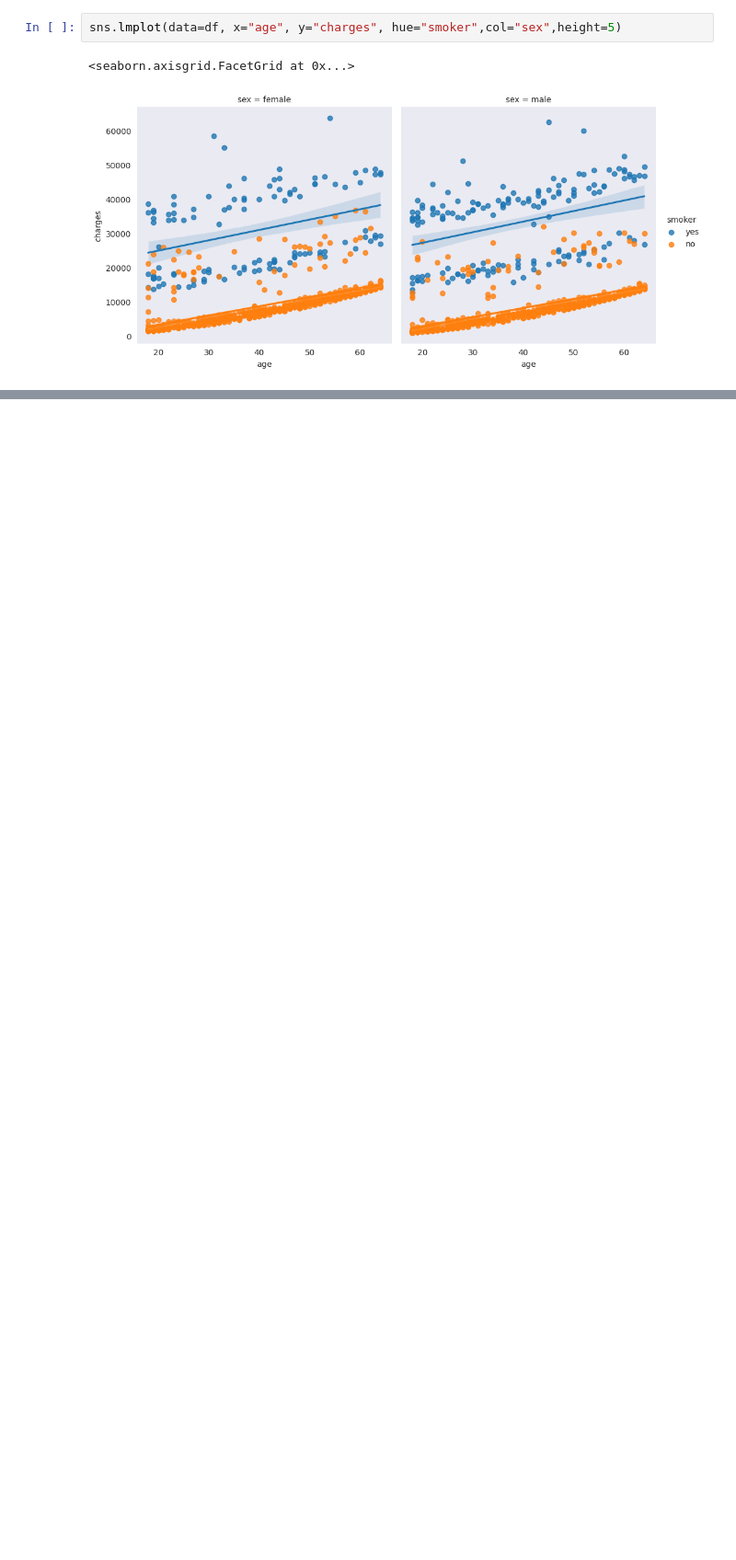
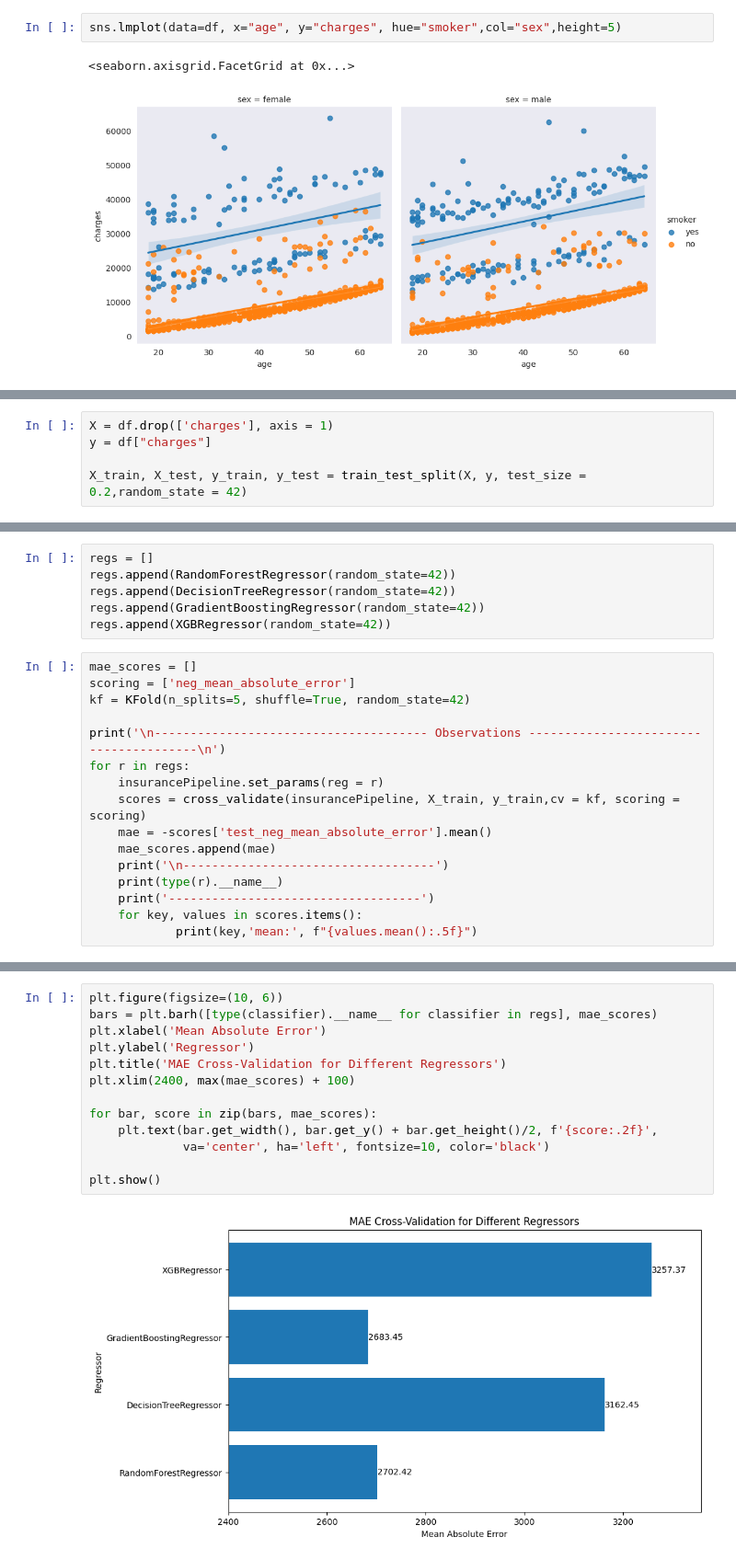
Before and after one commit to ManYaAr/INSURANCE_CHARGES, a Jupyter notebook: Insurance_Charges.ipynb, the cells around one changed output, grey strips where cells are left out. Shown at 92% size. Drawn from its saved outputs; the diff is of its cells as text; blank space fills up the shorter version.

```diff
--- a/Insurance_Charges.ipynb
+++ b/Insurance_Charges.ipynb
@@ -254,0 +134,5 @@ plt.show()
+# %%
+X = df.drop(['charges'], axis = 1)
+y = df["charges"]
+
+X_train, X_test, y_train, y_test = train_test_split(X, y, test_size = 0.2,random_state = 42)
@@ -254,0 +156,22 @@ plt.show()
+# %%
+regs = []
+regs.append(RandomForestRegressor(random_state=42))
+regs.append(DecisionTreeRegressor(random_state=42))
+regs.append(GradientBoostingRegressor(random_state=42))
+regs.append(XGBRegressor(random_state=42))
+# %%
+mae_scores = []
+scoring = ['neg_mean_absolute_error']
+kf = KFold(n_splits=5, shuffle=True, random_state=42)
+
+print('\n-------------------------------------- Observations ---------------------------------------\n')
+for r in regs:
+    insurancePipeline.set_params(reg = r)
+    scores = cross_validate(insurancePipeline, X_train, y_train,cv = kf, scoring = scoring)
+    mae = -scores['test_neg_mean_absolute_error'].mean()
+    mae_scores.append(mae)
+    print('\n-----------------------------------')
+    print(type(r).__name__)
+    print('-----------------------------------')
+    for key, values in scores.items():
+            print(key,'mean:', f"{values.mean():.5f}")
@@ -254,0 +196,15 @@ plt.show()
+# %%
+plt.figure(figsize=(10, 6))
+bars = plt.barh([type(classifier).__name__ for classifier in regs], mae_scores)
+plt.xlabel('Mean Absolute Error')
+plt.ylabel('Regressor')
+plt.title('MAE Cross-Validation for Different Regressors')
+plt.xlim(2400, max(mae_scores) + 100)
+
+for bar, score in zip(bars, mae_scores):
+    plt.text(bar.get_width(), bar.get_y() + bar.get_height()/2, f'{score:.2f}',
+             va='center', ha='left', fontsize=10, color='black')
+
+plt.show()
+# %% [output]
+[figure, added]
```
Also changed, not shown: parts of 41 cells of this notebook.
